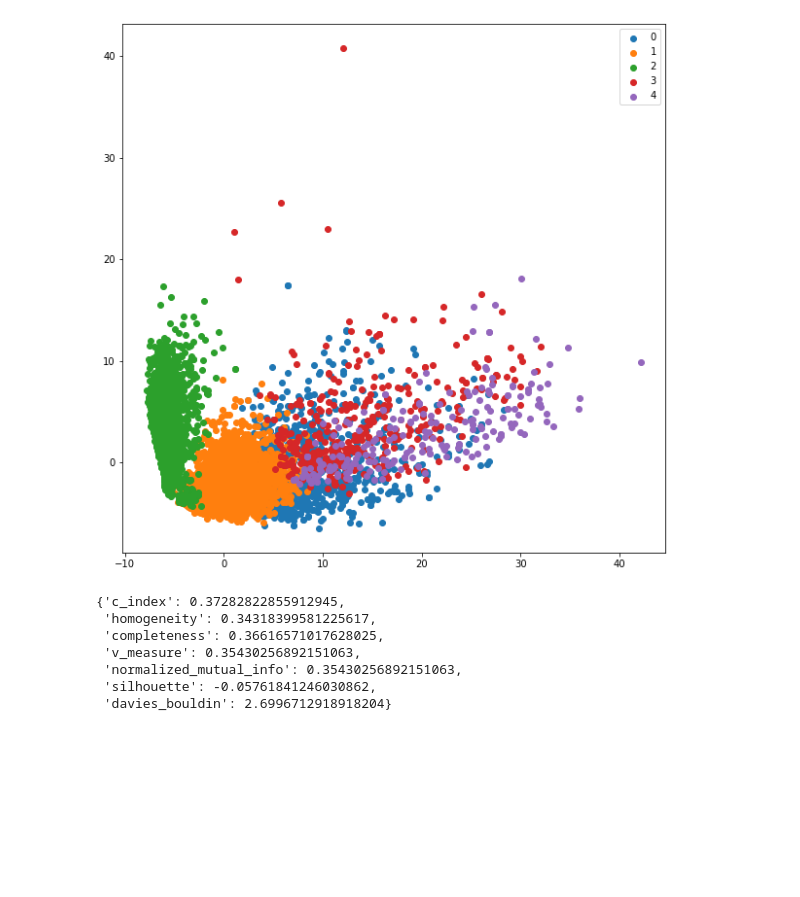
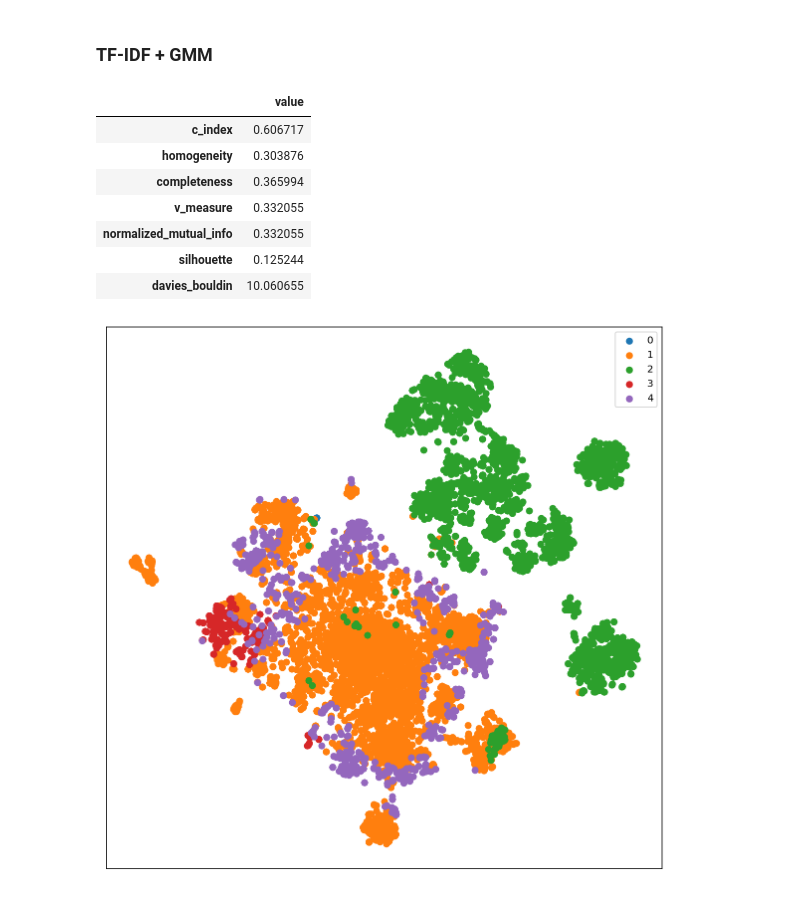
Before and after one commit to mdronski/agh-um-gaussian-mixture-models, a Jupyter notebook: notebooks/reuters.ipynb, the cells around one changed output. Saved outputs shown, nothing was run; the diff lists cells and outputs as text; code cells hidden in the pictures; blank space fills up the shorter version.

```diff
--- a/notebooks/reuters.ipynb
+++ b/notebooks/reuters.ipynb
@@ -22,10 +42,18 @@ def prepare_reuters_dataset():
         oov_char=2,
         index_from=3
     )
+    category_names = [
+        'cocoa','grain','veg-oil','earn','acq','wheat','copper','housing','money-supply',
+        'coffee','sugar','trade','reserves','ship','cotton','carcass','crude','nat-gas',
+        'cpi','money-fx','interest','gnp','meal-feed','alum','oilseed','gold','tin',
+        'strategic-metal','livestock','retail','ipi','iron-steel','rubber','heat','jobs',
+        'lei','bop','zinc','orange','pet-chem','dlr','gas','silver','wpi','hog','lead'
+    ]
+    target = np.array([category_names[t] for t in target])
     categories = np.unique(target)
     categories = sorted(categories, key=lambda category: -np.sum(target == category))
     categories = categories[:5]
-    print("Categories:", [np.sum(target == i) for i in categories])
+    print("Categories:", {cat: np.sum(target == cat) for cat in categories})
     mask = [label in categories for label in target]
     sequences = sequences[mask].copy()
     target = target[mask].copy()
@@ -39,6 +67,5 @@ Total count 8157
 # %%
 tokenizer = Tokenizer(num_words=1000)
 tokenizer.fit_on_sequences(sequences)
-vectors = tokenizer.sequences_to_matrix(sequences, mode='tfidf')
-
-vectors.shape
+vectors_tfidf = tokenizer.sequences_to_matrix(sequences, mode='tfidf')
+vectors_tf = tokenizer.sequences_to_matrix(sequences, mode='count')
@@ -62,0 +72,6 @@ def visualize_2d(data, labels):
+# %%
+pca = PCA(n_components=50, random_state=13)
+dim50 = pca.fit_transform(vectors_tfidf)
+tsne = TSNE(n_components=2, verbose=1, perplexity=50, n_iter=1000, learning_rate=200, random_state=13)
+vectors_tfidf_pca_tsne = tsne.fit_transform(dim50)
+visualize_2d(vectors_tfidf_pca_tsne, target)
@@ -63,5 +95,7 @@ def visualize_2d(data, labels):
 # %%
 def calculate_clustering_metrics(labels_true, labels_pred):
+    labels_true = LabelEncoder().fit_transform(labels_true)
+
     metrics_to_evaluate_1 = {
         'c_index': concordance_index,
         'homogeneity': metrics.homogeneity_score,
@@ -88,4 +122,4 @@ def calculate_clustering_metrics(labels_true, labels_pred):
 
     p1.update(p2)
 
-    return p1
+    return pd.DataFrame({"value": list(p1.values())}, index=p1.keys())
@@ -96,13 +126,18 @@ visualize_2d(dim2, target)
+# %% [markdown]
+### TF-IDF + GMM
 # %%
-predicted = GaussianMixture(n_components=5).fit_predict(vectors)
-visualize_2d(dim2, predicted)
-calculate_clustering_metrics(target, predicted)
+gm = GaussianMixture(n_components=5, random_state=13)
+predicted = gm.fit_predict(vectors_tfidf)
+display(calculate_clustering_metrics(target, predicted))
+
+visualize_2d(vectors_tfidf_pca_tsne, predicted)
 # %% [output]
+|  | value |
+| c_index | 0.606717 |
+| homogeneity | 0.303876 |
+| completeness | 0.365994 |
+| v_measure | 0.332055 |
+| normalized_mutual_info | 0.332055 |
+| silhouette | 0.125244 |
+| davies_bouldin | 10.060655 |
-[figure, old version]
+[figure, new version]
-{'c_index': 0.37282822855912945,
- 'homogeneity': 0.34318399581225617,
- 'completeness': 0.36616571017628025,
- 'v_measure': 0.35430256892151063,
- 'normalized_mutual_info': 0.35430256892151063,
- 'silhouette': -0.05761841246030862,
- 'davies_bouldin': 2.6996712918918204}
```
Also changed, not shown: parts of 13 cells of this notebook, 2 other files.
